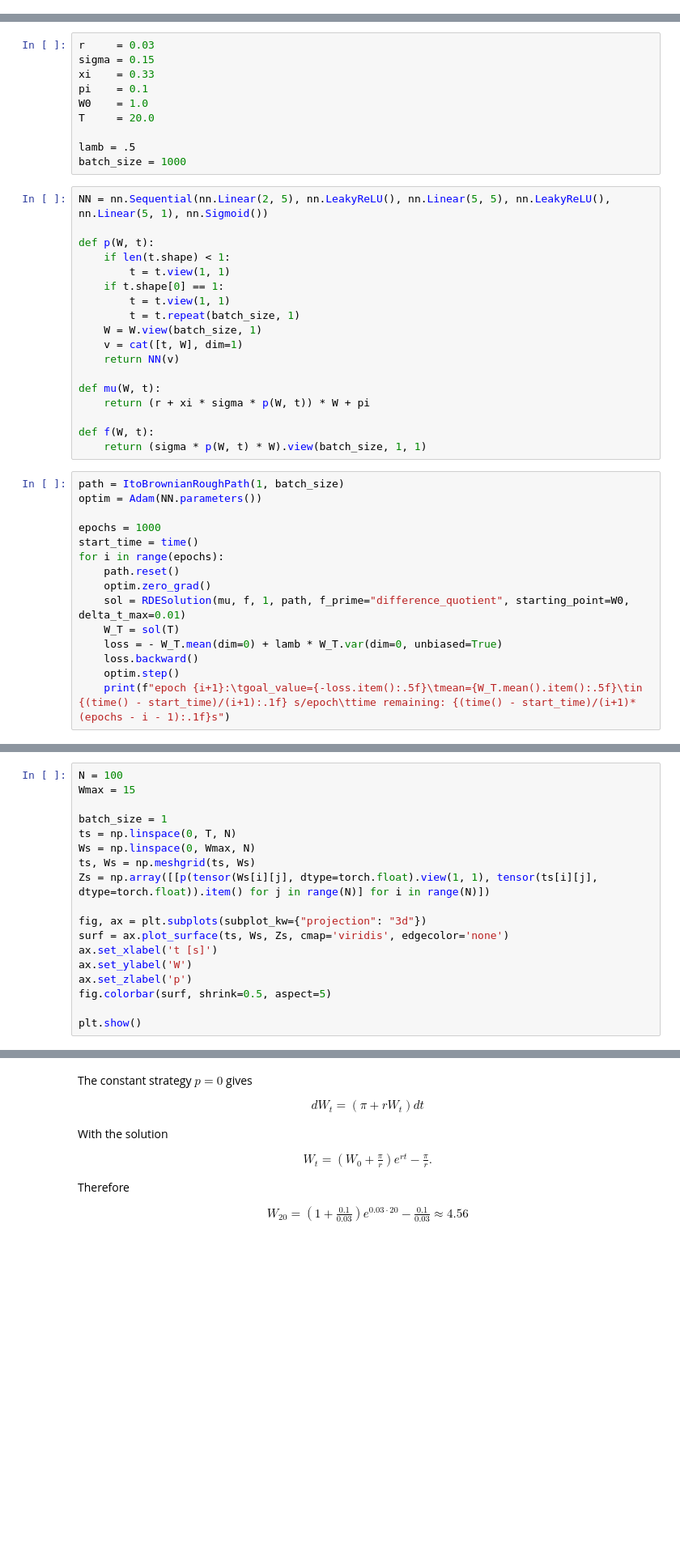
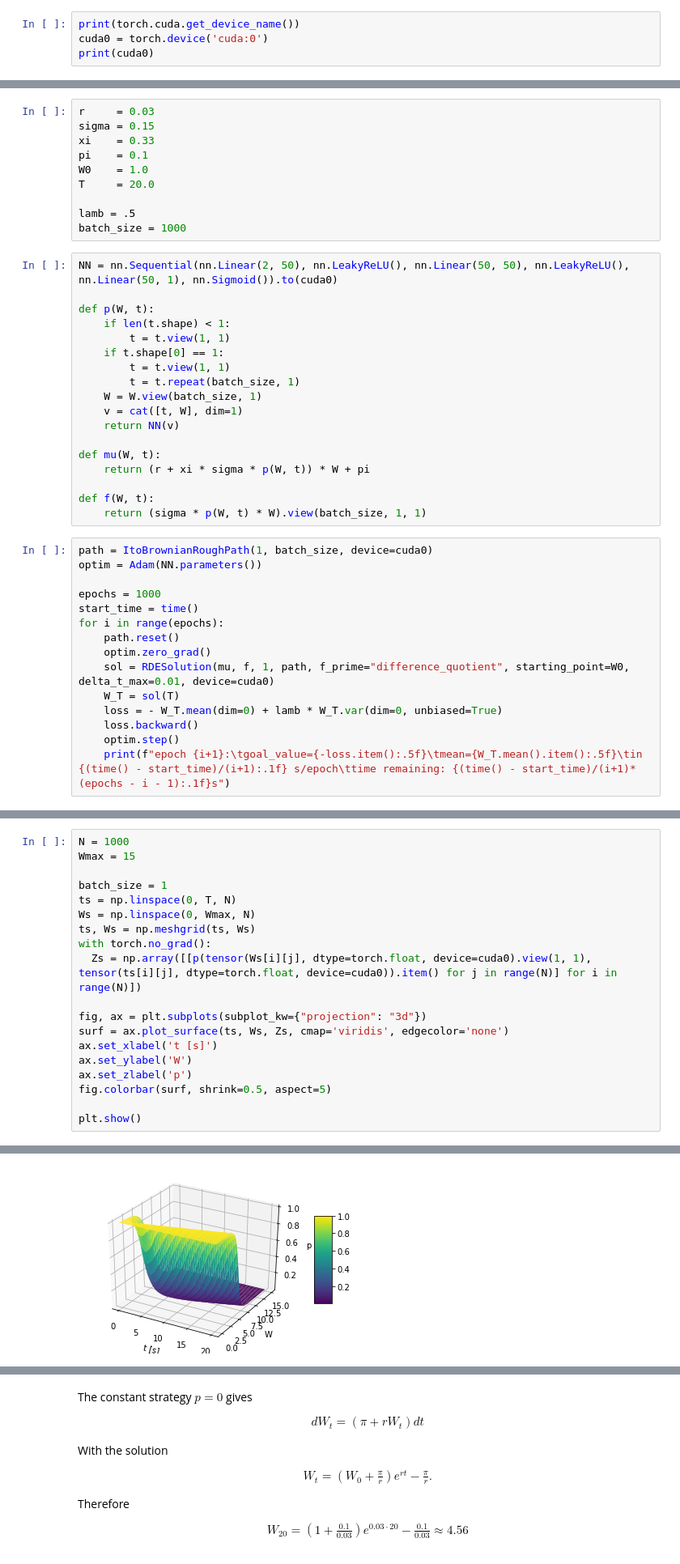
Before and after one commit to tobna/DeepRoughPaths, a Jupyter notebook: examples/Optimal Asset Allocation Problem.ipynb, the cells around one changed output, grey strips where cells are left out. Shown at 81% size. Cells and saved outputs as stored; diff of their text form; blank space fills up the shorter version.

```diff
--- a/examples/Optimal Asset Allocation Problem.ipynb
+++ b/examples/Optimal Asset Allocation Problem.ipynb
@@ -21,0 +28,4 @@ from ExamplePaths import *
+# %%
+print(torch.cuda.get_device_name())
+cuda0 = torch.device('cuda:0')
+print(cuda0)
@@ -58,7 +71,7 @@ T     = 20.0
 lamb = .5
 batch_size = 1000
 # %%
-NN = nn.Sequential(nn.Linear(2, 5), nn.LeakyReLU(), nn.Linear(5, 5), nn.LeakyReLU(), nn.Linear(5, 1), nn.Sigmoid())
+NN = nn.Sequential(nn.Linear(2, 50), nn.LeakyReLU(), nn.Linear(50, 50), nn.LeakyReLU(), nn.Linear(50, 1), nn.Sigmoid()).to(cuda0)
 
 def p(W, t):
     if len(t.shape) < 1:
@@ -76,7 +89,7 @@ def mu(W, t):
 def f(W, t):
     return (sigma * p(W, t) * W).view(batch_size, 1, 1)
 # %%
-path = ItoBrownianRoughPath(1, batch_size)
+path = ItoBrownianRoughPath(1, batch_size, device=cuda0)
 optim = Adam(NN.parameters())
 
 epochs = 1000
@@ -84,7 +97,7 @@ start_time = time()
 for i in range(epochs):
     path.reset()
     optim.zero_grad()
-    sol = RDESolution(mu, f, 1, path, f_prime="difference_quotient", starting_point=W0, delta_t_max=0.01)
+    sol = RDESolution(mu, f, 1, path, f_prime="difference_quotient", starting_point=W0, delta_t_max=0.01, device=cuda0)
     W_T = sol(T)
     loss = - W_T.mean(dim=0) + lamb * W_T.var(dim=0, unbiased=True)
     loss.backward()
@@ -111,12 +124,13 @@ epoch 1000:     goal_value=6.01812      mean=6.79108    in 3.7 s/epoch  time rem
 # %%
-N = 100
+N = 1000
 Wmax = 15
 
 batch_size = 1
 ts = np.linspace(0, T, N)
 Ws = np.linspace(0, Wmax, N)
 ts, Ws = np.meshgrid(ts, Ws)
-Zs = np.array([[p(tensor(Ws[i][j], dtype=torch.float).view(1, 1), tensor(ts[i][j], dtype=torch.float)).item() for j in range(N)] for i in range(N)])
+with torch.no_grad():
+  Zs = np.array([[p(tensor(Ws[i][j], dtype=torch.float, device=cuda0).view(1, 1), tensor(ts[i][j], dtype=torch.float, device=cuda0)).item() for j in range(N)] for i in range(N)])
 
 fig, ax = plt.subplots(subplot_kw={"projection": "3d"})
 surf = ax.plot_surface(ts, Ws, Zs, cmap='viridis', edgecolor='none')
@@ -131,0 +144 @@ plt.show()
+[figure, added]
```
Also changed, not shown: parts of 6 cells of this notebook, 1 other file.
